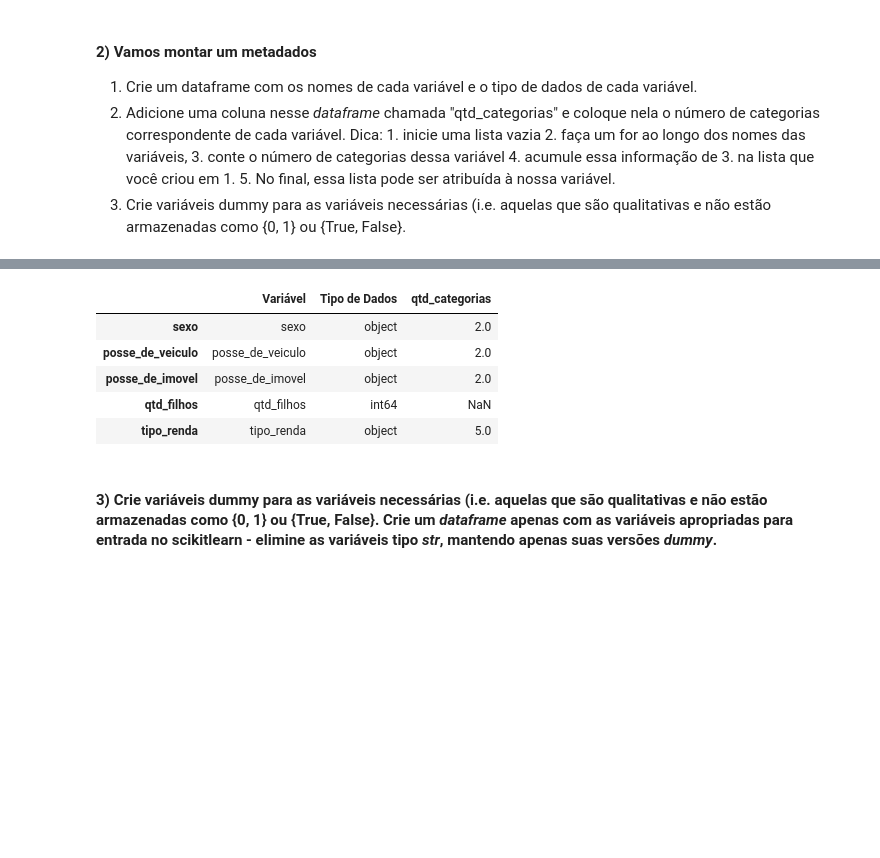
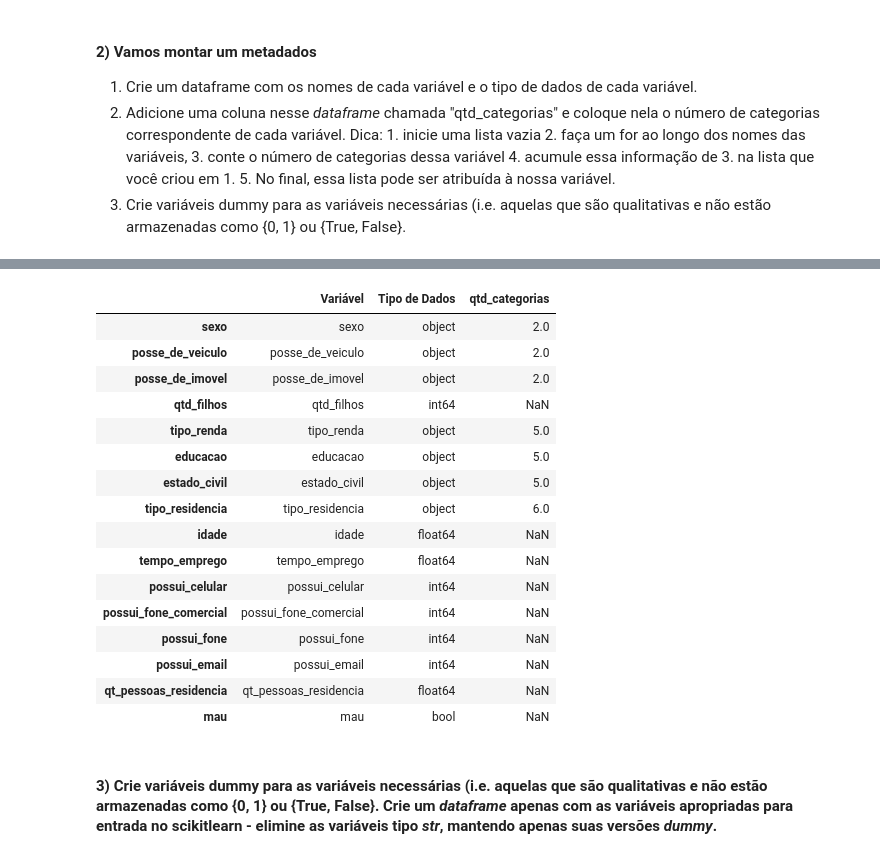
Before and after one commit to LeoneLucio/Projetos_EBAC, a Jupyter notebook: Arvores_de_Decisao_I/Arvores_de_Decisao_I.ipynb, the cells around one changed output, grey strips where cells are left out. Cells and saved outputs as stored; diff of their text form; code cells hidden in the pictures; blank space fills up the shorter version.

```diff
--- a/Arvores_de_Decisao_I/Arvores_de_Decisao_I.ipynb
+++ b/Arvores_de_Decisao_I/Arvores_de_Decisao_I.ipynb
@@ -106,29 +119,40 @@ metadata.head()
 # %%
 # Coluna df chamada "qtd_categorias" e coloque nela o número de categorias correspondente de cada variável.
 
 # Iniciar uma lista vazia para armazenar o número de categorias de cada variável
 qtd_categorias = []
 
 # Iterar sobre as variáveis
 for variavel in df.columns:
     # Verificar se a variável é categórica
     if df[variavel].dtype == 'object':
         qtd_categorias.append(len(df[variavel].unique()))
     else:
         qtd_categorias.append(None)  # Para variáveis não categóricas, colocamos None
 
 # Adicionar a lista de contagem de categorias ao dataframe de metadados
 metadata['qtd_categorias'] = qtd_categorias
 
 # Exibir o dataframe de metadados atualizado
-metadata.head()
+metadata.head(30)
 # %% [output]
 |  | Variável | Tipo de Dados | qtd_categorias |
 | sexo | sexo | object | 2.0 |
 | posse_de_veiculo | posse_de_veiculo | object | 2.0 |
 | posse_de_imovel | posse_de_imovel | object | 2.0 |
 | qtd_filhos | qtd_filhos | int64 | NaN |
 | tipo_renda | tipo_renda | object | 5.0 |
+| educacao | educacao | object | 5.0 |
+| estado_civil | estado_civil | object | 5.0 |
+| tipo_residencia | tipo_residencia | object | 6.0 |
+| idade | idade | float64 | NaN |
+| tempo_emprego | tempo_emprego | float64 | NaN |
+| possui_celular | possui_celular | int64 | NaN |
+| possui_fone_comercial | possui_fone_comercial | int64 | NaN |
+| possui_fone | possui_fone | int64 | NaN |
+| possui_email | possui_email | int64 | NaN |
+| qt_pessoas_residencia | qt_pessoas_residencia | float64 | NaN |
+| mau | mau | bool | NaN |
 # %% [markdown]
 #### 3) Crie variáveis dummy para as variáveis necessárias (i.e. aquelas que são qualitativas e não estão armazenadas como {0, 1} ou {True, False}. Crie um *dataframe* apenas com as variáveis apropriadas para entrada no scikitlearn - elimine as variáveis tipo *str*, mantendo apenas suas versões *dummy*.
 # %%
```
Also changed, not shown: parts of 7 cells of this notebook, 2 other files.
